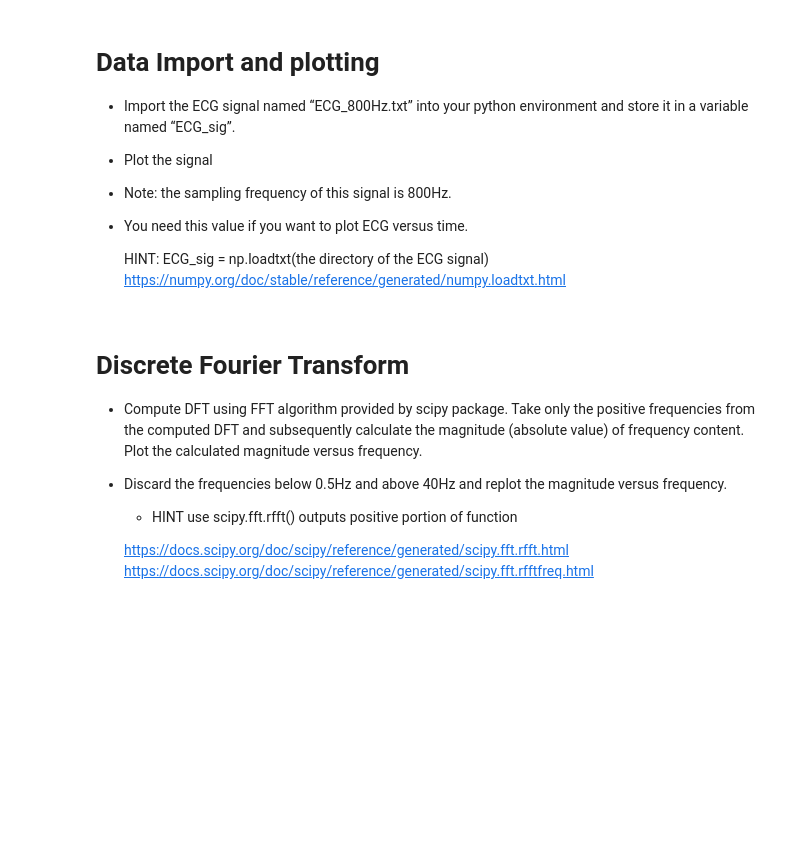
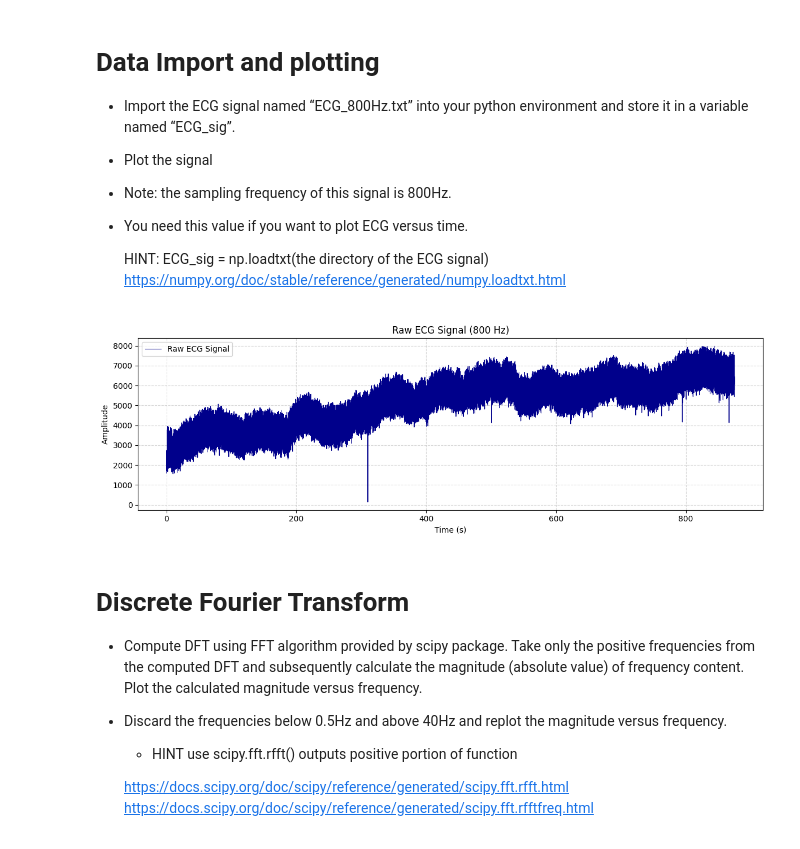
Before and after one commit to simulate111/Acquisition-and-Analysis-of-Biosignals, a Jupyter notebook: dtek0042_exercise_2.ipynb, the cells around one changed output. Saved outputs shown, nothing was run; the diff lists cells and outputs as text; code cells hidden in the pictures; blank space fills up the shorter version.

```diff
--- a/dtek0042_exercise_2.ipynb
+++ b/dtek0042_exercise_2.ipynb
@@ -37,3 +35,27 @@ import matplotlib.pyplot as plt
+# %%
+#code
+
+# --- ADDED CODE START ---
+# Loading the raw ECG signal from the file path provided in the directory.
+ECG_sig = np.loadtxt('/content/ECG_800hz.txt')
+
+# Defining sample frequency and calculating the time axis
+fs = 800
+time = np.arange(len(ECG_sig)) / fs
+
+# Plotting the ECG signal versus time
+plt.figure(figsize=(12, 4))
+plt.plot(time, ECG_sig, label='Raw ECG Signal', color='darkblue', linewidth=0.8)
+plt.title('Raw ECG Signal (800 Hz)')
+plt.xlabel('Time (s)')
+plt.ylabel('Amplitude')
+plt.grid(True, linestyle='--', alpha=0.5)
+plt.legend()
+plt.tight_layout()
+plt.show()
+# --- ADDED CODE END ---
+# %% [output]
+[figure, added]
 # %% [markdown]
 # Discrete Fourier Transform
 
```
Also changed, not shown: parts of 19 cells of this notebook.
